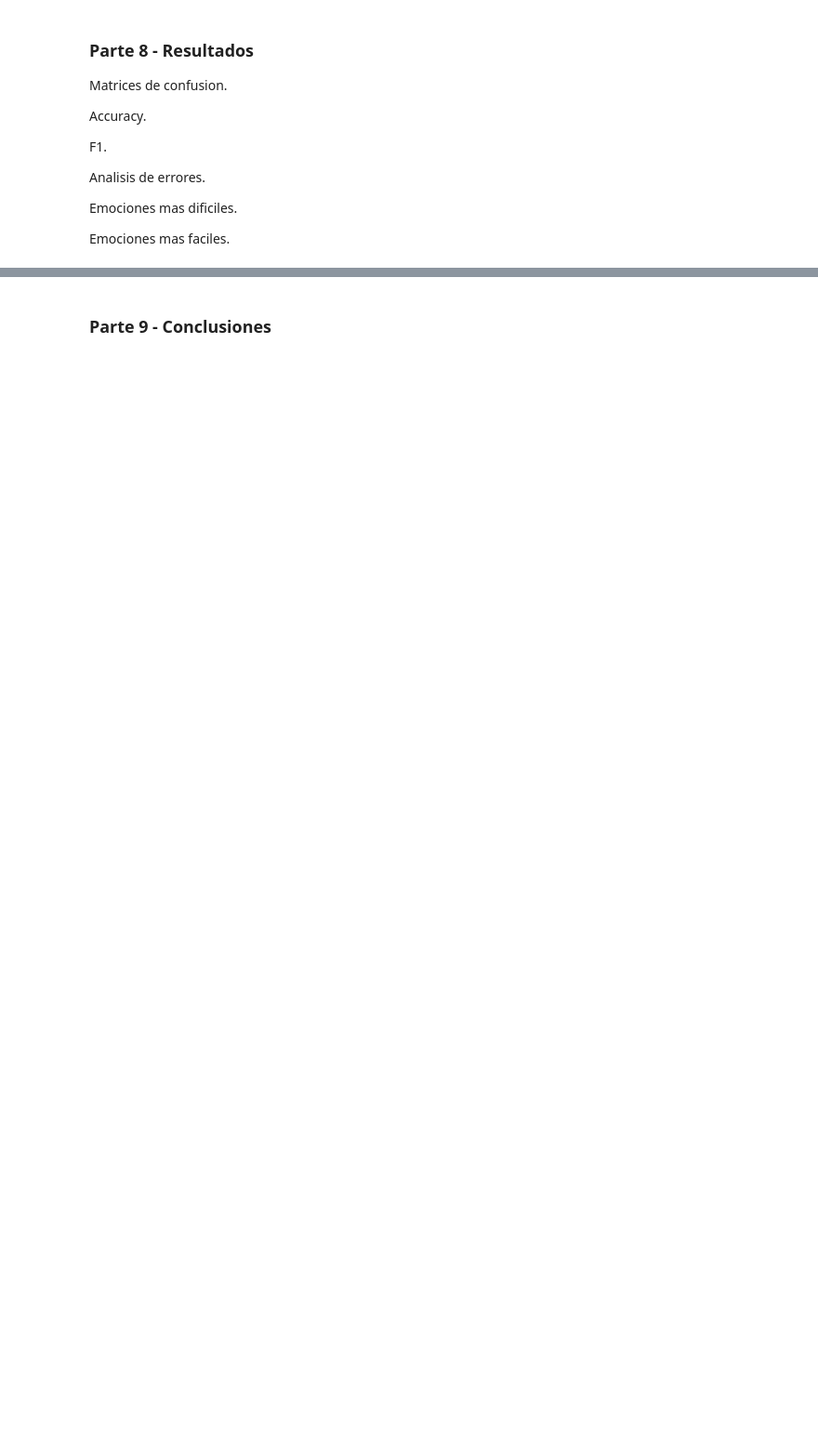
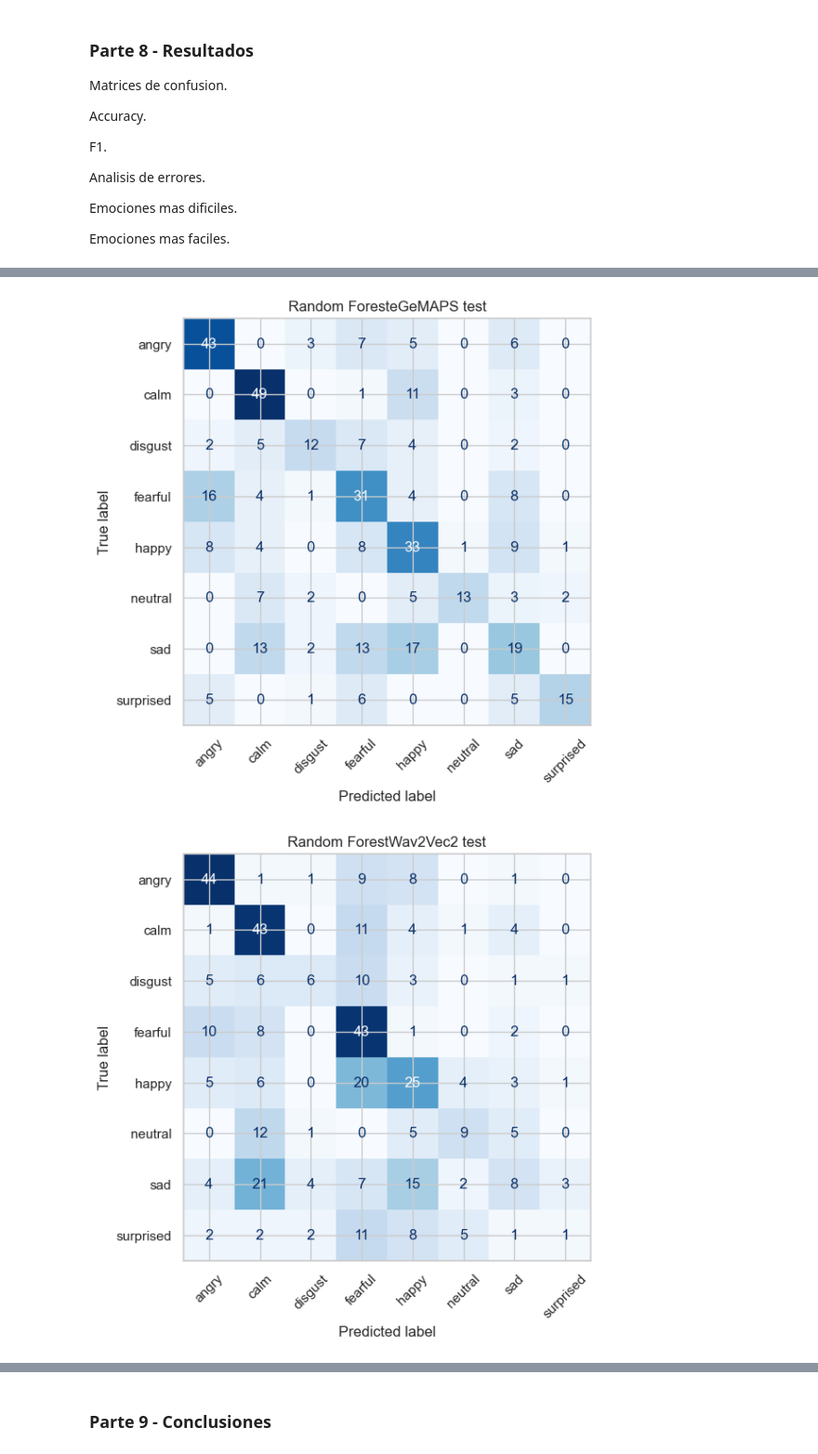
Before and after one commit to pjuls/Proyecto-Final---ML, a Jupyter notebook: notebooks/00_proyecto_final.ipynb, the cells around one changed output, grey strips where cells are left out. Shown at 93% size. Drawn from its saved outputs; the diff is of its cells as text; code cells hidden in the pictures; blank space fills up the shorter version.

```diff
--- a/notebooks/00_proyecto_final.ipynb
+++ b/notebooks/00_proyecto_final.ipynb
@@ -1579,3 +1612,80 @@ Analisis de errores.
 Emociones mas dificiles.
 
 Emociones mas faciles.
+# %%
+#MODELOS
+#m1 rf_egemaps
+metrics_rf_egemaps_test = evaluate_test(
+    rf_egemaps, y_train1, X_test1, y_test1, nombre_modelo="Random Forest", nombre_features="eGeMAPS",
+)
+
+#m2 rf_wav2vec
+metrics_rf_wav2vec_test = evaluate_test(
+    rf_wav2vec, y_train2, X_test2, y_test2, nombre_modelo="Random Forest", nombre_features="Wav2Vec2",
+)
+
+#m3 best_rf_egemaps
+metrics_rf_egemaps_tuned_test = evaluate_test(
+    best_rf_egemaps, y_train1, X_test1, y_test1, nombre_modelo="Random Forest", nombre_features="eGeMAPS",
+)
+
+#m4 mlp_egemaps
+metrics_mlp_egemaps_test = evaluate_test(
+    mlp_egemaps, y_train1, X_test1, y_test1, nombre_modelo="MLP", nombre_features="eGeMAPS",
+)
+
+#m5 mlp_wav2vec
+metrics_mlp_wav2vec_test = evaluate_test(
+    mlp_wav2vec, y_train2, X_test2, y_test2, nombre_modelo="MLP", nombre_features="Wav2Vec2",
+)
+
+#m6 mlp_wav2vec
+metrics_mlp_wav2vec_tuned_test = evaluate_test(
+    best_mlp_wav2vec, y_train2, X_test2, y_test2, nombre_modelo="MLP", nombre_features="Wav2Vec2",
+)
+
+
+
+
+comparison_test = pd.concat(
+    {
+        "RF - eGeMAPS": metrics_rf_egemaps_test,
+        "RF - eGeMAPS (tuned)": metrics_rf_egemaps_tuned_test,
+        "RF - Wav2Vec2": metrics_rf_wav2vec_test,
+        "MLP - eGeMAPS": metrics_mlp_egemaps_test,
+        "MLP - Wav2Vec2": metrics_mlp_wav2vec_test,
+        "MLP - Wav2Vec2 (tuned)": metrics_mlp_wav2vec_tuned_test,
+    },
+    axis=1,
+)
+
+display(comparison_test.round(4))
+
+
+# Extraer accuracy y macro F1 del conjunto test
+test_accuracy = comparison_test.xs("accuracy", level=1, axis=1).loc["test"]
+test_f1 = comparison_test.xs("macro_f1", level=1, axis=1).loc["test"]
+
+# DataFrame para el gráfico
+test_metrics = pd.DataFrame({
+    "Accuracy": test_accuracy,
+    "Macro F1": test_f1,
+})
+
+# Gráfico de barras
+ax = test_metrics.plot(
+    kind="bar",
+    figsize=(11,6),
+    width=0.75
+)
+
+ax.set_title("Performance sobre Test")
+ax.set_ylabel("Score")
+ax.set_xlabel("Modelo")
+ax.set_ylim(0, 1)
+ax.grid(axis="y", alpha=0.3)
+
+plt.xticks(rotation=20, ha="right")
+plt.tight_layout()
+plt.show()
+# %% [output]
@@ -1581,0 +1713,2 @@ Emociones mas faciles.
+[figure, added]
+[figure, added]
```
Also changed, not shown: parts of 18 cells of this notebook, 2 other files.
